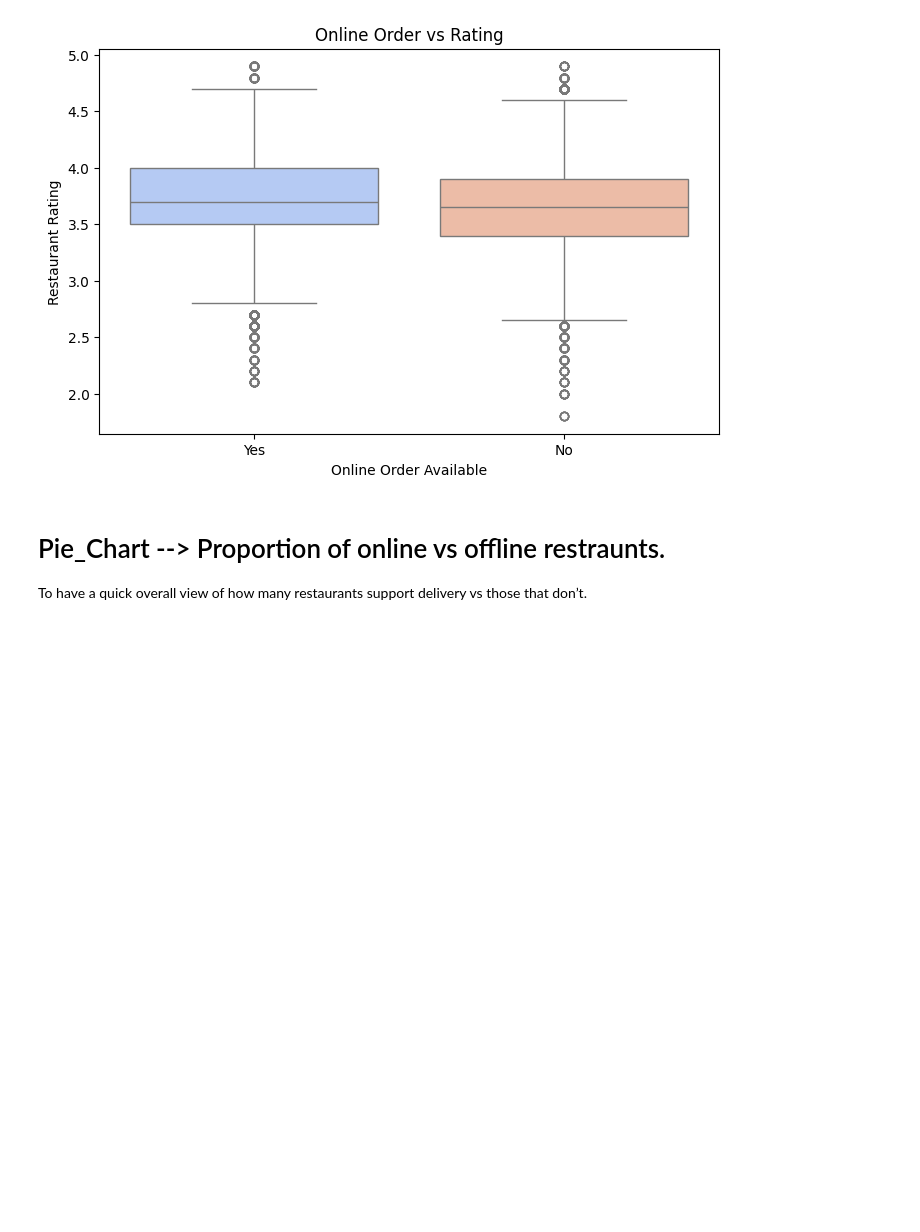
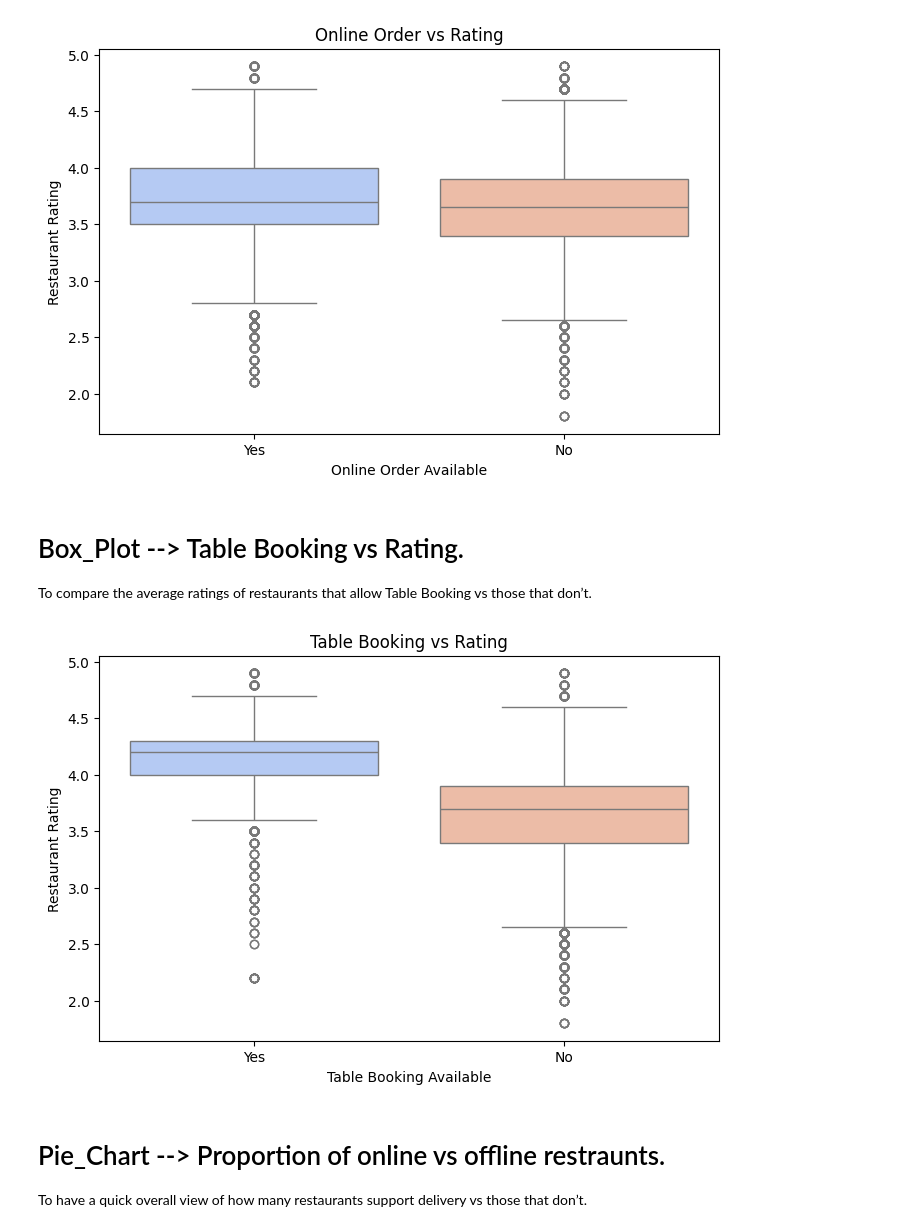
Before and after one commit to Shourya-gupta-01/Zomato_Dataset, a Jupyter notebook: analysis.ipynb, the cells around one changed output. Drawn from its saved outputs; the diff is of its cells as text; code cells hidden in the pictures; blank space fills up the shorter version.

```diff
--- a/analysis.ipynb
+++ b/analysis.ipynb
@@ -33,6 +49,19 @@ plt.title("Online Order vs Rating")
 plt.show()
 # %% [output]
 [figure]
+# %% [markdown]
+# Box_Plot --> Table Booking vs Rating.
+
+To compare the average ratings of restaurants that allow Table Booking vs those that don’t.
+# %%
+plt.figure(figsize=(8, 5))
+sns.boxplot(x='Book_Table',y='Rating_out_of_5',data=df,hue='Book_Table',palette="coolwarm")
+plt.xlabel("Table Booking Available")
+plt.ylabel("Restaurant Rating")
+plt.title("Table Booking vs Rating")
+plt.show()
+# %% [output]
+[figure, added]
 # %% [markdown]
 # Pie_Chart --> Proportion of online vs offline restraunts.
 
```
Also changed, not shown: parts of 8 cells of this notebook.
